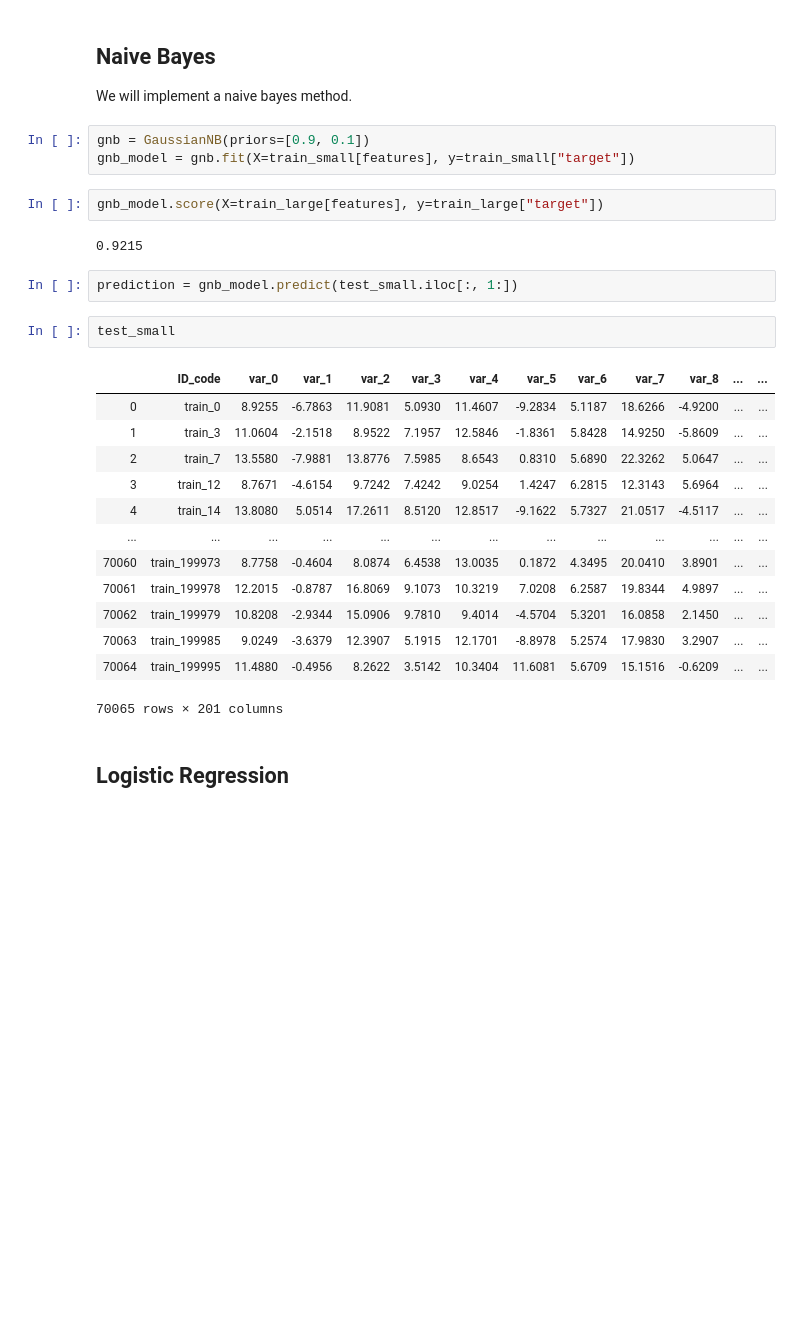
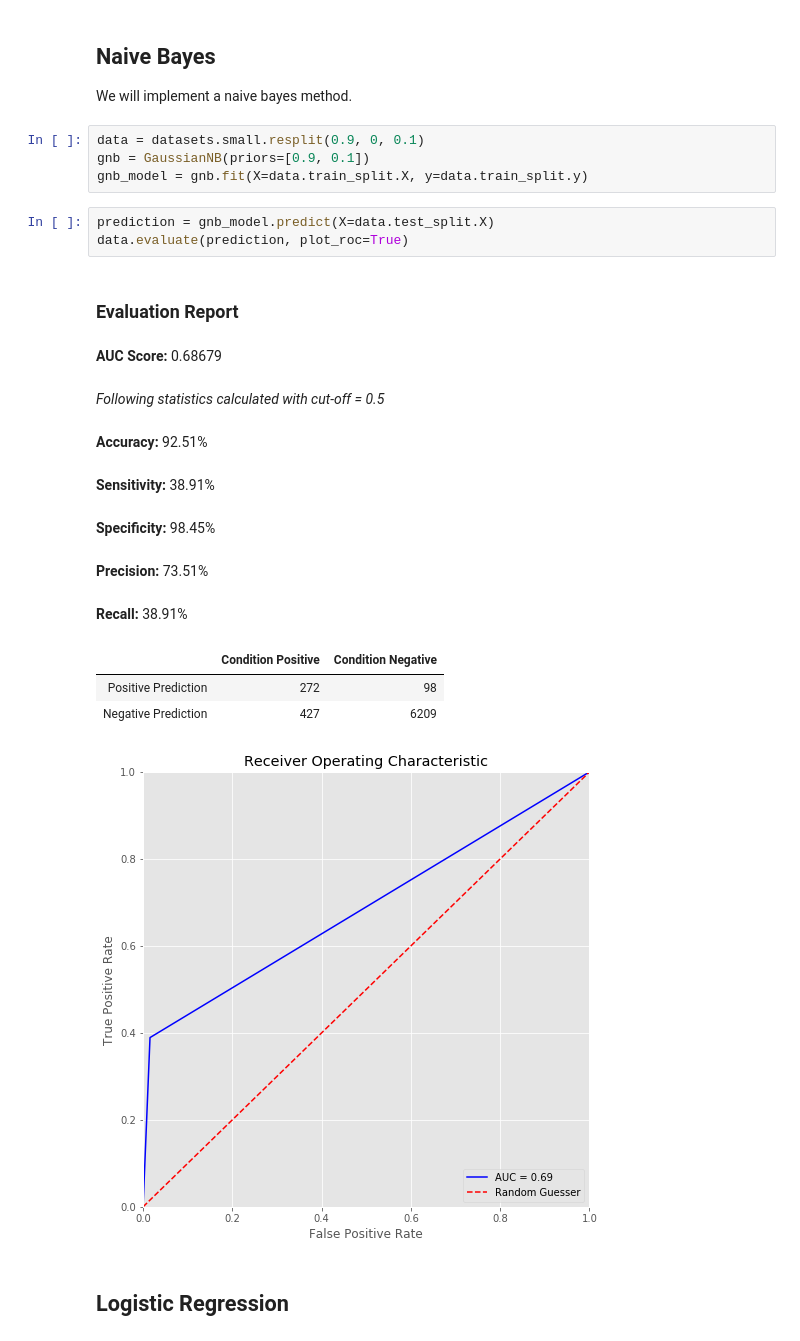
Before and after one commit to JakobGM/machine-learning-course, a Jupyter notebook: project/jakobgm.ipynb, the cells around one changed output. Saved outputs shown, nothing was run; the diff lists cells and outputs as text; blank space fills up the shorter version.

```diff
--- a/project/jakobgm.ipynb
+++ b/project/jakobgm.ipynb
@@ -514,29 +786,25 @@ from sklearn.linear_model import LogisticRegression
 
 We will implement a naive bayes method.
 # %%
+data = datasets.small.resplit(0.9, 0, 0.1)
 gnb = GaussianNB(priors=[0.9, 0.1])
-gnb_model = gnb.fit(X=train_small[features], y=train_small["target"])
+gnb_model = gnb.fit(X=data.train_split.X, y=data.train_split.y)
-# %%
-gnb_model.score(X=train_large[features], y=train_large["target"])
-# %% [output]
-0.9215
-# %%
-prediction = gnb_model.predict(test_small.iloc[:, 1:])
-# %%
-test_small
-# %% [output]
-|  | ID_code | var_0 | var_1 | var_2 | var_3 | var_4 | var_5 | var_6 | var_7 | var_8 | ... | ... |
-| 0 | train_0 | 8.9255 | -6.7863 | 11.9081 | 5.0930 | 11.4607 | -9.2834 | 5.1187 | 18.6266 | -4.9200 | ... | ... |
-| 1 | train_3 | 11.0604 | -2.1518 | 8.9522 | 7.1957 | 12.5846 | -1.8361 | 5.8428 | 14.9250 | -5.8609 | ... | ... |
-| 2 | train_7 | 13.5580 | -7.9881 | 13.8776 | 7.5985 | 8.6543 | 0.8310 | 5.6890 | 22.3262 | 5.0647 | ... | ... |
-| 3 | train_12 | 8.7671 | -4.6154 | 9.7242 | 7.4242 | 9.0254 | 1.4247 | 6.2815 | 12.3143 | 5.6964 | ... | ... |
-| 4 | train_14 | 13.8080 | 5.0514 | 17.2611 | 8.5120 | 12.8517 | -9.1622 | 5.7327 | 21.0517 | -4.5117 | ... | ... |
-| ... | ... | ... | ... | ... | ... | ... | ... | ... | ... | ... | ... | ... |
-| 70060 | train_199973 | 8.7758 | -0.4604 | 8.0874 | 6.4538 | 13.0035 | 0.1872 | 4.3495 | 20.0410 | 3.8901 | ... | ... |
-| 70061 | train_199978 | 12.2015 | -0.8787 | 16.8069 | 9.1073 | 10.3219 | 7.0208 | 6.2587 | 19.8344 | 4.9897 | ... | ... |
-| 70062 | train_199979 | 10.8208 | -2.9344 | 15.0906 | 9.7810 | 9.4014 | -4.5704 | 5.3201 | 16.0858 | 2.1450 | ... | ... |
-| 70063 | train_199985 | 9.0249 | -3.6379 | 12.3907 | 5.1915 | 12.1701 | -8.8978 | 5.2574 | 17.9830 | 3.2907 | ... | ... |
-| 70064 | train_199995 | 11.4880 | -0.4956 | 8.2622 | 3.5142 | 10.3404 | 11.6081 | 5.6709 | 15.1516 | -0.6209 | ... | ... |
-70065 rows × 201 columns
+# %%
+prediction = gnb_model.predict(X=data.test_split.X)
+data.evaluate(prediction, plot_roc=True)
+# %% [output]
+### Evaluation Report
+__AUC Score:__ 0.68679
+
+_Following statistics calculated with cut-off = 0.5_
+__Accuracy:__ 92.51%
+__Sensitivity:__ 38.91%
+__Specificity:__ 98.45%
+__Precision:__ 73.51%
+__Recall:__ 38.91%
+|  | Condition Positive | Condition Negative |
+| Positive Prediction | 272 | 98 |
+| Negative Prediction | 427 | 6209 |
+[figure, added]
 # %% [markdown]
 ## Logistic Regression
```
Also changed, not shown: parts of 25 cells of this notebook.
